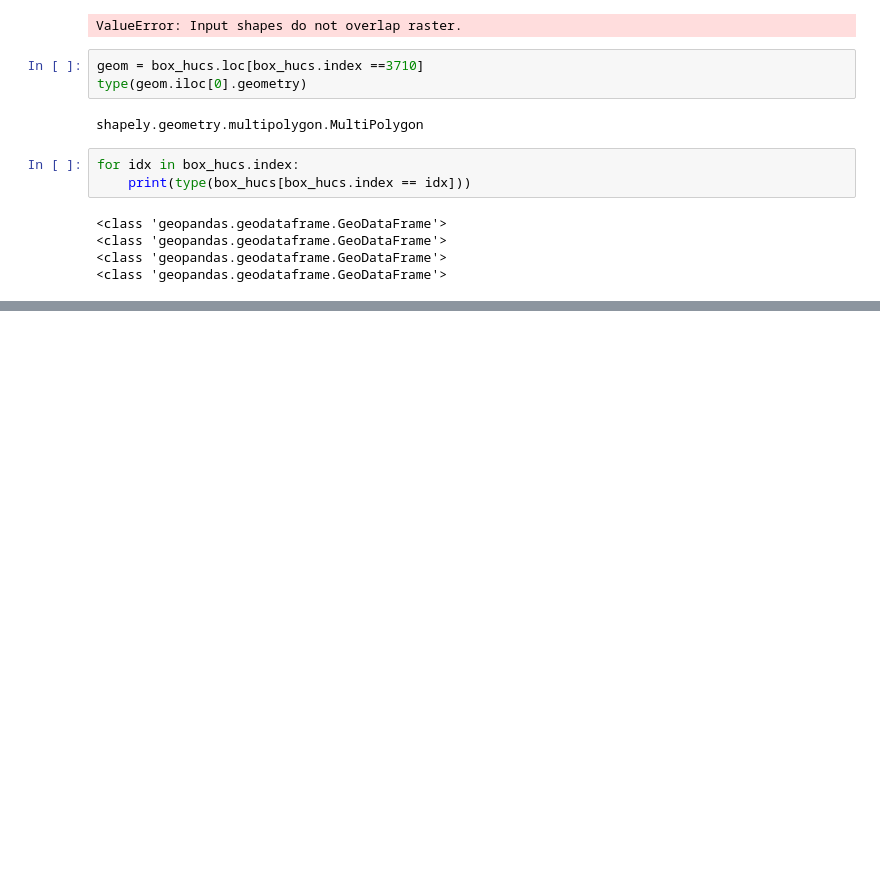
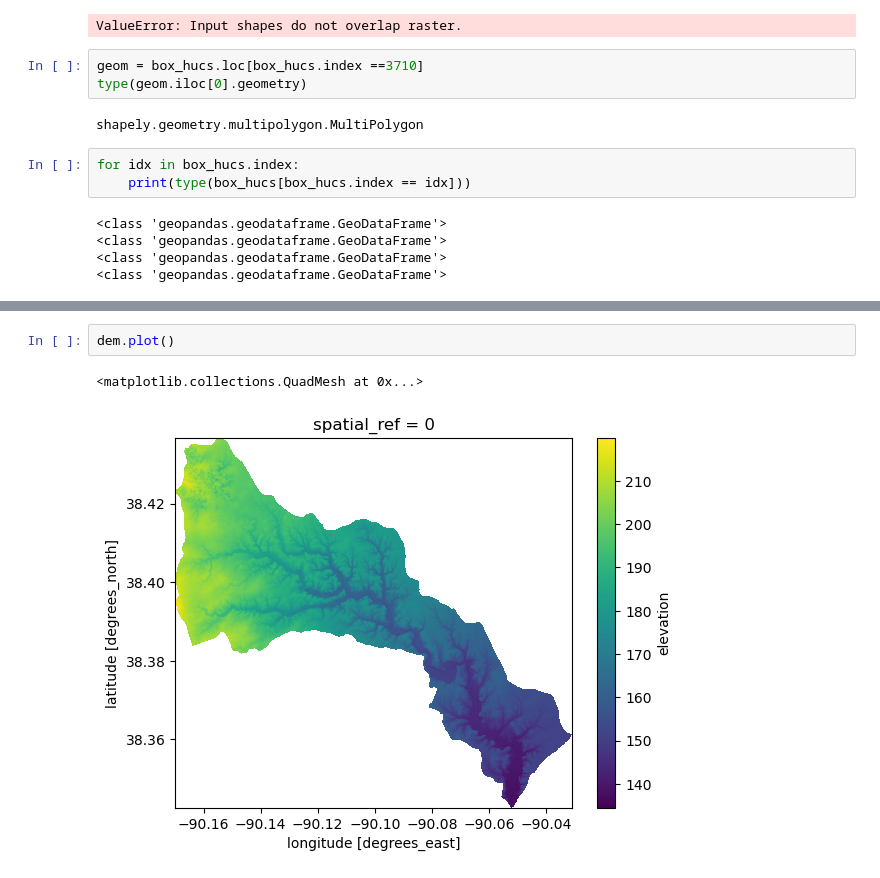
Before and after one commit to CovingtonResearchGroup/sinkhole_analysis, a Jupyter notebook: retrieve-HUCs.ipynb, the cells around one changed output, grey strips where cells are left out. Drawn from its saved outputs; the diff is of its cells as text; blank space fills up the shorter version.

```diff
--- a/retrieve-HUCs.ipynb
+++ b/retrieve-HUCs.ipynb
@@ -209,0 +235,5 @@ box_hucs
+# %%
+dem.plot()
+# %% [output]
+<matplotlib.collections.QuadMesh at 0x...>
+[figure, added]
```
Also changed, not shown: parts of 6 cells of this notebook, 2 other files.
